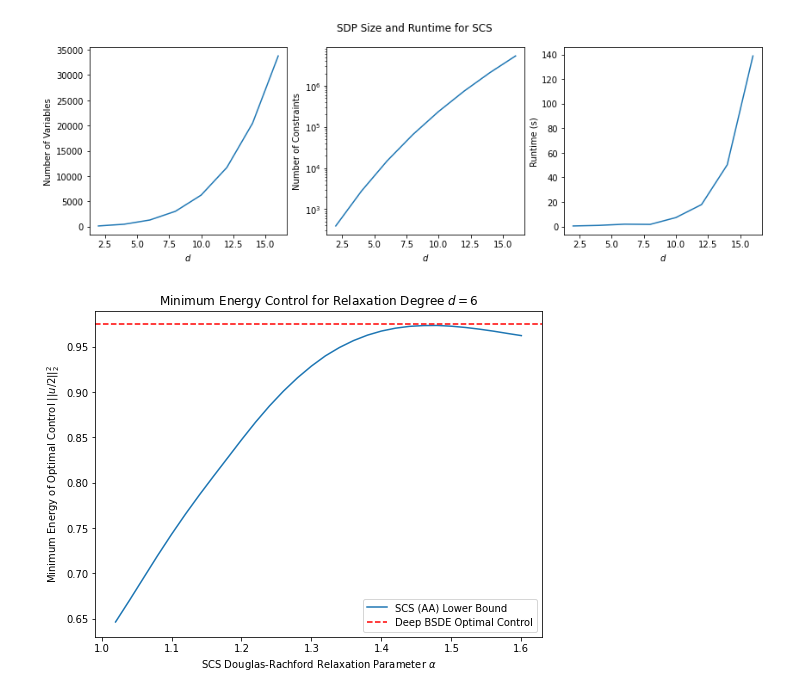
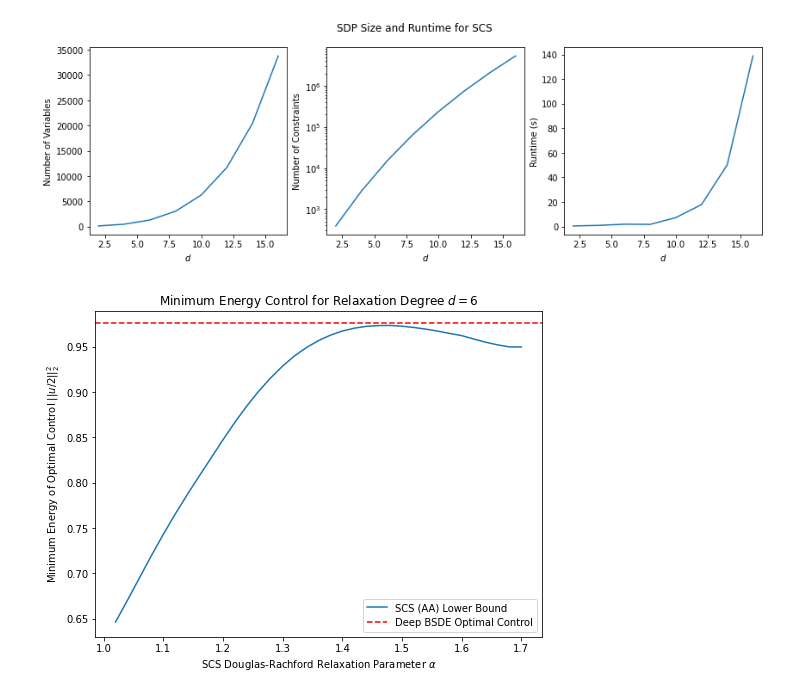
Before and after one commit to jakehofgard/sdp_pdes, a Jupyter notebook: plots/plotting.ipynb, the cells around one changed output. Cells and saved outputs as stored; diff of their text form; code cells hidden in the pictures.

```diff
--- a/plots/plotting.ipynb
+++ b/plots/plotting.ipynb
@@ -67,21 +67,21 @@ plt.savefig("SCS_prob_size_n=2.png", dpi=600)
 # %%
 # SCS hyperparameter tuning for D-R relaxation parameter alpha
 
 dr_param_data = np.loadtxt("../outputs/hjb_energy_low_dim_d=6.csv", delimiter=",")
-alphas = dr_param_data[:30, 0]
-bounds = dr_param_data[:30, 1]
+alphas = dr_param_data[:35, 0]
+bounds = dr_param_data[:35, 1]
 
 plt.figure(figsize=(8, 6))
 plt.plot(alphas, bounds, label="SCS (AA) Lower Bound")
-plt.axhline(0.974386, color="r", linestyle="--", label="Deep BSDE Optimal Control")
+plt.axhline(0.975592, color="r", linestyle="--", label="Deep BSDE Optimal Control")
 plt.xlabel(r"SCS Douglas-Rachford Relaxation Parameter $\alpha$")
 plt.ylabel(r"Minimum Energy of Optimal Control $||u / 2||_{2}^2$")
 plt.title(r"Minimum Energy Control for Relaxation Degree $d = 6$")
 plt.legend()
 
 plt.savefig("hjb_energy_n=2.png", dpi=400)
 # %% [output]
-[figure, old version]
+[figure, new version]
 # %%
 # Plot higher dimensional trials
 
```
Also changed, not shown: parts of 1 cell of this notebook, 44 other files.
